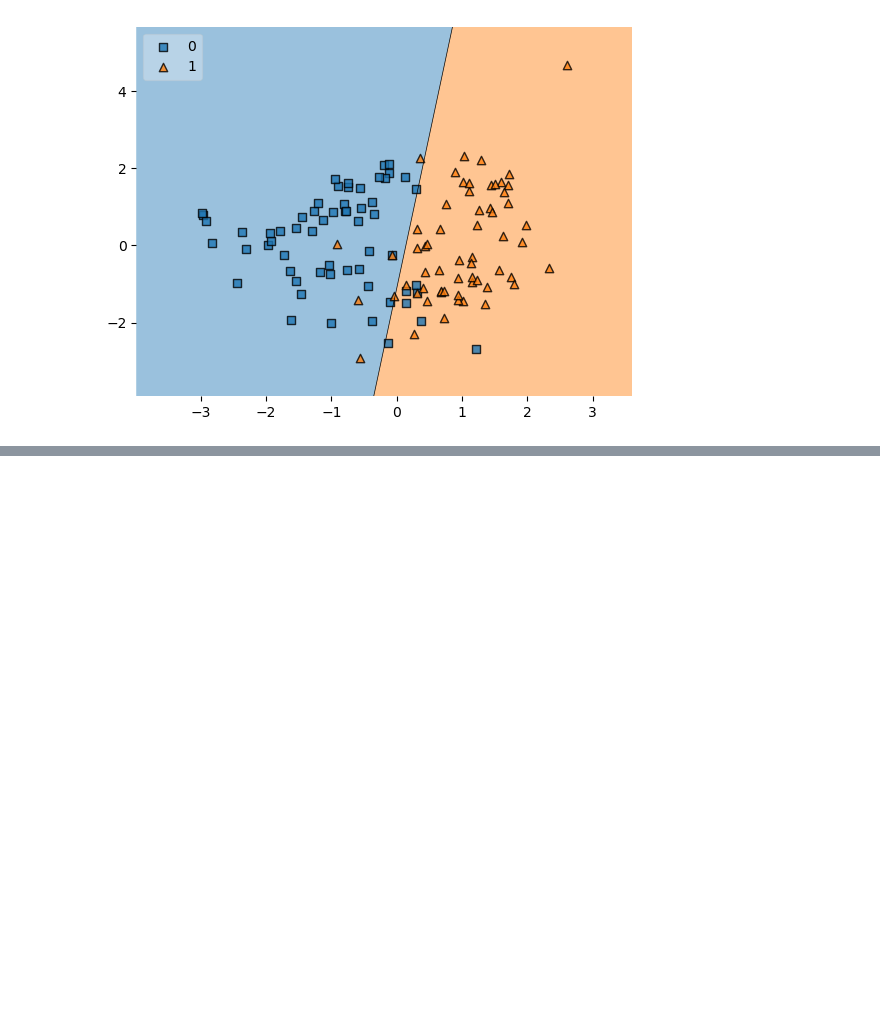
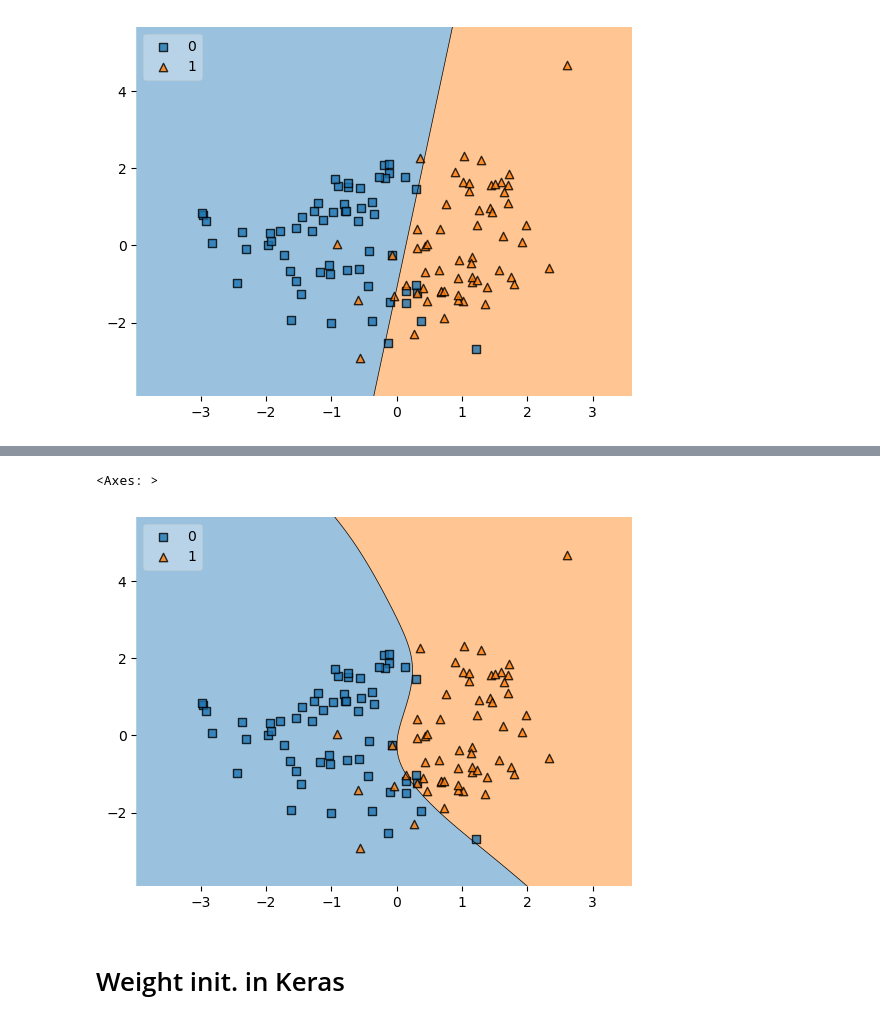
Before and after one commit to himanshu-shekhar2327/Deep-Learning-Practice, a Jupyter notebook: DL Notebooks/Ch-2/Weight Initialization.ipynb, the cells around one changed output, grey strips where cells are left out. Drawn from its saved outputs; the diff is of its cells as text; code cells hidden in the pictures; blank space fills up the shorter version.

Commit message:
Xavier and He Initialization

```diff
--- a/DL Notebooks/Ch-2/Weight Initialization.ipynb
+++ b/DL Notebooks/Ch-2/Weight Initialization.ipynb
@@ -420,0 +475,13 @@ plot_decision_regions(X,y.astype('int'), clf=model3, legend=2)
+# %%
+initial_weights[0] = np.random.randn(2,10) * np.sqrt(1/2)
+initial_weights[1] = np.zeros(xavier_model.get_weights()[1].shape)
+initial_weights[2] = np.random.randn(10,10) * np.sqrt(1/10)
+initial_weights[3] = np.zeros(xavier_model.get_weights()[3].shape)
+initial_weights[4] = np.random.randn(10,10) * np.sqrt(1/10)
+initial_weights[5] = np.zeros(xavier_model.get_weights()[5].shape)
+initial_weights[6] = np.random.randn(10,10) * np.sqrt(1/10)
+initial_weights[7] = np.zeros(xavier_model.get_weights()[7].shape)
+initial_weights[8] = np.random.randn(10,1) * np.sqrt(1/10)
+initial_weights[9] = np.zeros(xavier_model.get_weights()[9].shape)
+# %%
+xavier_model.set_weights(initial_weights)
@@ -420,0 +508,4 @@ plot_decision_regions(X,y.astype('int'), clf=model3, legend=2)
+# %%
+xavier_model.compile(loss='binary_crossentropy',optimizer='adam',metrics=['accuracy'])
+# %%
+history = xavier_model.fit(X,y,epochs=250,validation_split=0.2,verbose=0)
@@ -420,0 +532,4 @@ plot_decision_regions(X,y.astype('int'), clf=model3, legend=2)
+# %%
+from mlxtend.plotting import plot_decision_regions
+plot_decision_regions(X,y.astype('int'), clf=xavier_model, legend=2)
+# %% [output]
@@ -420,0 +537,4 @@ plot_decision_regions(X,y.astype('int'), clf=model3, legend=2)
+<Axes: >
+[figure, added]
+# %% [markdown]
+# Weight init. in Keras
```
Also changed, not shown: parts of 9 cells of this notebook.
